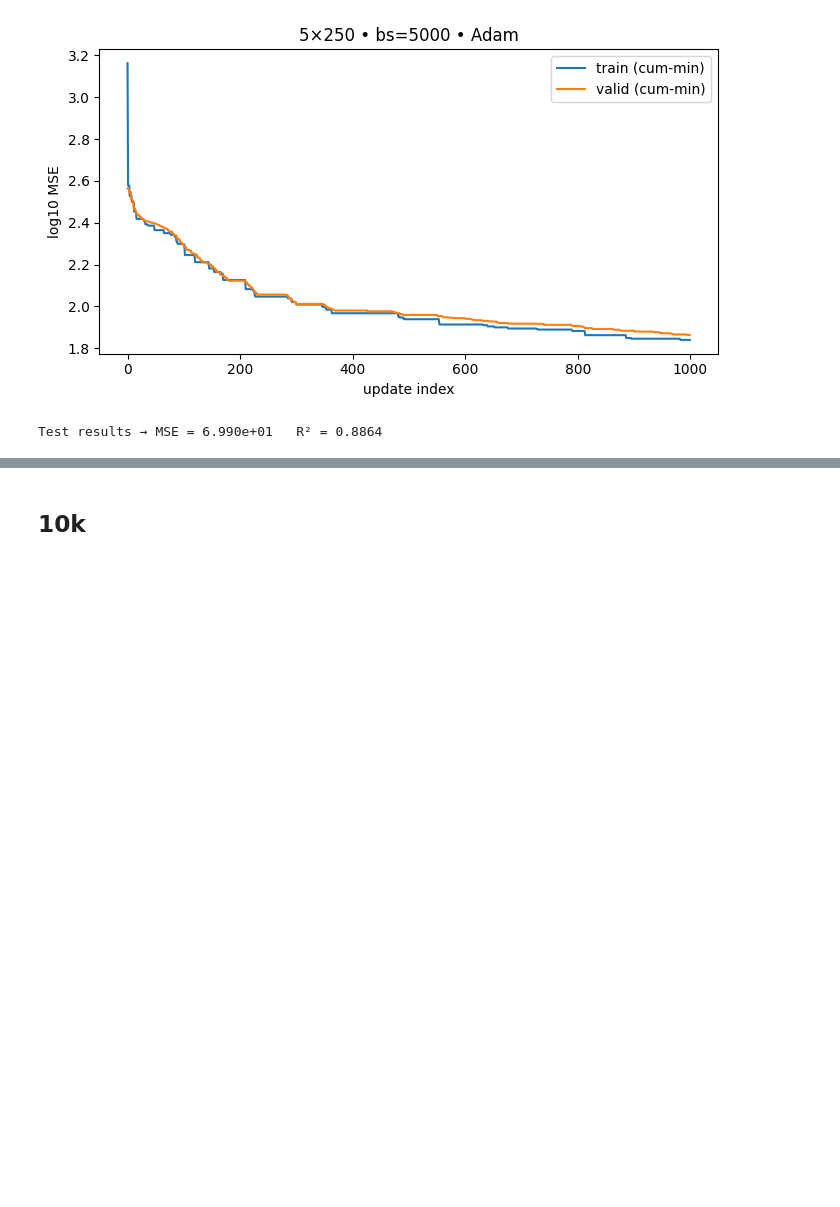
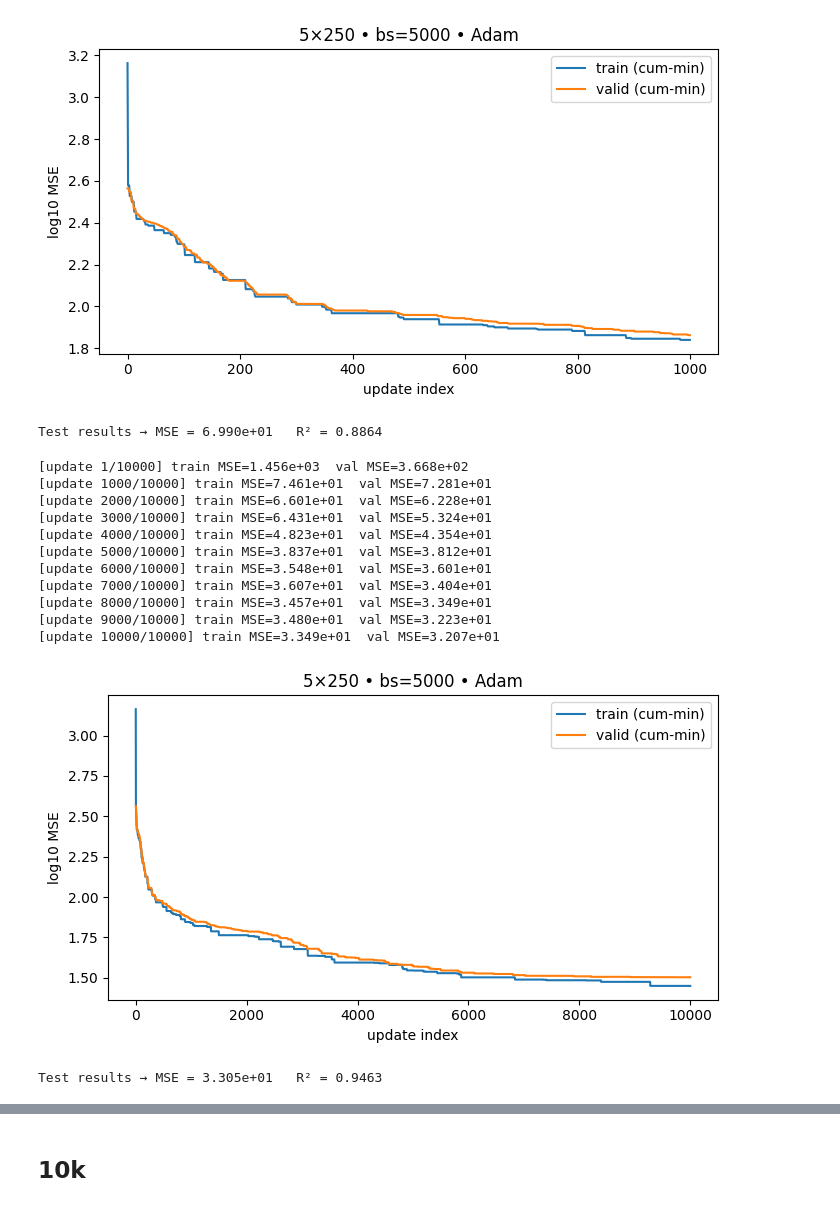
Before and after one commit to JPfaff23/Summer-Research, a Jupyter notebook: Monte Carlo Data Generation/Worst of Generation/Neural Net Paper Replication.ipynb, the cells around one changed output, grey strips where cells are left out. Saved outputs shown, nothing was run; the diff lists cells and outputs as text; code cells hidden in the pictures; blank space fills up the shorter version.

```diff
--- a/Monte Carlo Data Generation/Worst of Generation/Neural Net Paper Replication.ipynb
+++ b/Monte Carlo Data Generation/Worst of Generation/Neural Net Paper Replication.ipynb
@@ -487,3 +541,28 @@ run_experiment_updates_per_update(
 [update 1000/1000] train MSE=7.461e+01  val MSE=7.281e+01
 [figure]
 Test results → MSE = 6.990e+01   R² = 0.8864
+# %%
+run_experiment_updates_per_update(
+        width=250,
+        layers=5,
+        batch_size=5000,
+        n_updates=10000,
+        lr=LR,
+        optimizer_name="Adam",
+        seed=42,
+        save_model=False
+    )
+# %% [output]
+[update 1/10000] train MSE=1.456e+03  val MSE=3.668e+02
+[update 1000/10000] train MSE=7.461e+01  val MSE=7.281e+01
+[update 2000/10000] train MSE=6.601e+01  val MSE=6.228e+01
+[update 3000/10000] train MSE=6.431e+01  val MSE=5.324e+01
+[update 4000/10000] train MSE=4.823e+01  val MSE=4.354e+01
+[update 5000/10000] train MSE=3.837e+01  val MSE=3.812e+01
+[update 6000/10000] train MSE=3.548e+01  val MSE=3.601e+01
+[update 7000/10000] train MSE=3.607e+01  val MSE=3.404e+01
+[update 8000/10000] train MSE=3.457e+01  val MSE=3.349e+01
+[update 9000/10000] train MSE=3.480e+01  val MSE=3.223e+01
+[update 10000/10000] train MSE=3.349e+01  val MSE=3.207e+01
+[figure, added]
+Test results → MSE = 3.305e+01   R² = 0.9463
```
Also changed, not shown: parts of 8 cells of this notebook.
